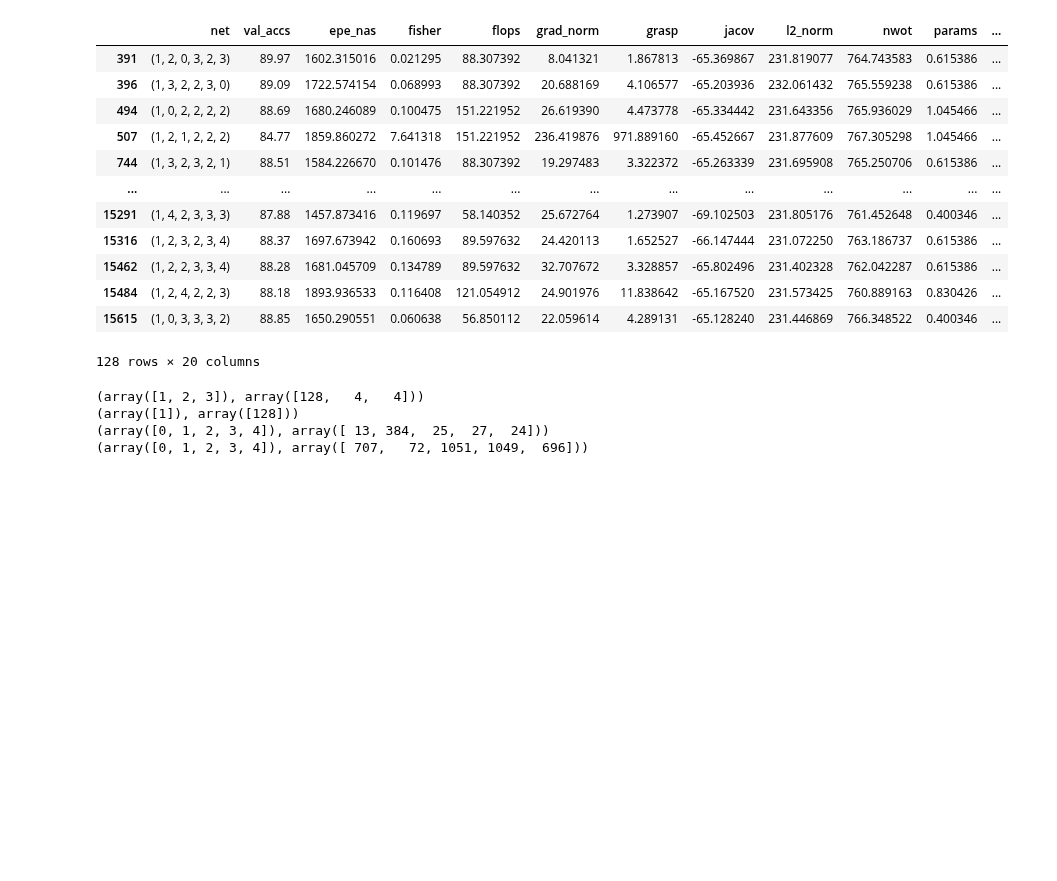
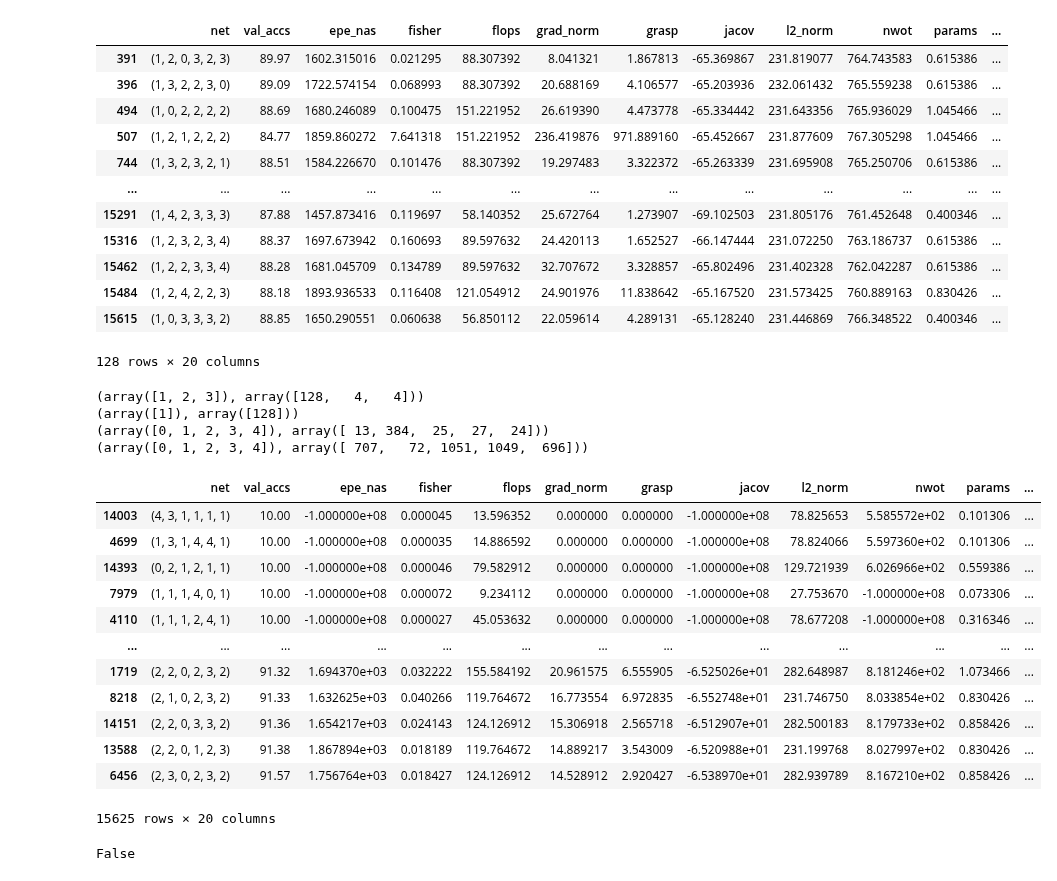
Before and after one commit to gabikadlecova/zc_combine, a Jupyter notebook: nwot_problems/nb201.ipynb, the cells around one changed output. Cells and saved outputs as stored; diff of their text form; code cells hidden in the pictures; blank space fills up the shorter version.

```diff
--- a/nwot_problems/nb201.ipynb
+++ b/nwot_problems/nb201.ipynb
@@ -183,3 +183,23 @@ print(np.unique(ops_4[:, 0], return_counts=True))
 (array([1]), array([128]))
 (array([0, 1, 2, 3, 4]), array([ 13, 384,  25,  27,  24]))
 (array([0, 1, 2, 3, 4]), array([ 707,   72, 1051, 1049,  696]))
+# %%
+data.sort_values('val_accs')
+# %% [output]
+|  | net | val_accs | epe_nas | fisher | flops | grad_norm | grasp | jacov | l2_norm | nwot | params | ... |
+| 14003 | (4, 3, 1, 1, 1, 1) | 10.00 | -1.000000e+08 | 0.000045 | 13.596352 | 0.000000 | 0.000000 | -1.000000e+08 | 78.825653 | 5.585572e+02 | 0.101306 | ... |
+| 4699 | (1, 3, 1, 4, 4, 1) | 10.00 | -1.000000e+08 | 0.000035 | 14.886592 | 0.000000 | 0.000000 | -1.000000e+08 | 78.824066 | 5.597360e+02 | 0.101306 | ... |
+| 14393 | (0, 2, 1, 2, 1, 1) | 10.00 | -1.000000e+08 | 0.000046 | 79.582912 | 0.000000 | 0.000000 | -1.000000e+08 | 129.721939 | 6.026966e+02 | 0.559386 | ... |
+| 7979 | (1, 1, 1, 4, 0, 1) | 10.00 | -1.000000e+08 | 0.000072 | 9.234112 | 0.000000 | 0.000000 | -1.000000e+08 | 27.753670 | -1.000000e+08 | 0.073306 | ... |
+| 4110 | (1, 1, 1, 2, 4, 1) | 10.00 | -1.000000e+08 | 0.000027 | 45.053632 | 0.000000 | 0.000000 | -1.000000e+08 | 78.677208 | -1.000000e+08 | 0.316346 | ... |
+| ... | ... | ... | ... | ... | ... | ... | ... | ... | ... | ... | ... | ... |
+| 1719 | (2, 2, 0, 2, 3, 2) | 91.32 | 1.694370e+03 | 0.032222 | 155.584192 | 20.961575 | 6.555905 | -6.525026e+01 | 282.648987 | 8.181246e+02 | 1.073466 | ... |
+| 8218 | (2, 1, 0, 2, 3, 2) | 91.33 | 1.632625e+03 | 0.040266 | 119.764672 | 16.773554 | 6.972835 | -6.552748e+01 | 231.746750 | 8.033854e+02 | 0.830426 | ... |
+| 14151 | (2, 2, 0, 3, 3, 2) | 91.36 | 1.654217e+03 | 0.024143 | 124.126912 | 15.306918 | 2.565718 | -6.512907e+01 | 282.500183 | 8.179733e+02 | 0.858426 | ... |
+| 13588 | (2, 2, 0, 1, 2, 3) | 91.38 | 1.867894e+03 | 0.018189 | 119.764672 | 14.889217 | 3.543009 | -6.520988e+01 | 231.199768 | 8.027997e+02 | 0.830426 | ... |
+| 6456 | (2, 3, 0, 2, 3, 2) | 91.57 | 1.756764e+03 | 0.018427 | 124.126912 | 14.528912 | 2.920427 | -6.538970e+01 | 282.939789 | 8.167210e+02 | 0.858426 | ... |
+15625 rows × 20 columns
+# %%
+((data['net'].str.count('0') == 0) &(data['net'].str.count('0') == 1)).any()
+# %% [output]
+False
```
Also changed, not shown: 6 other files.
